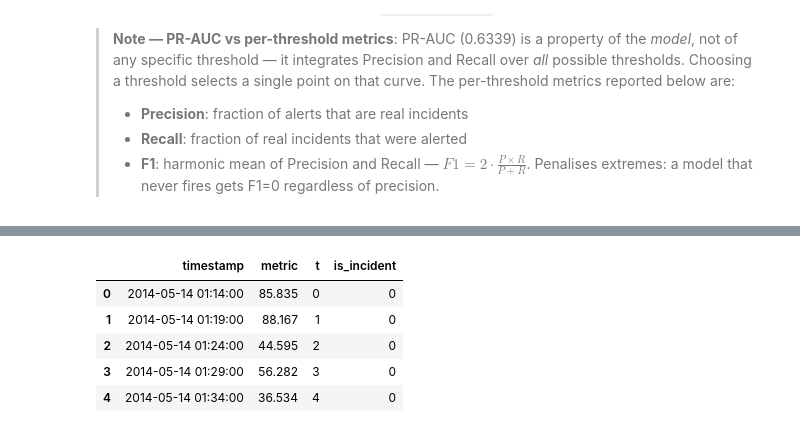
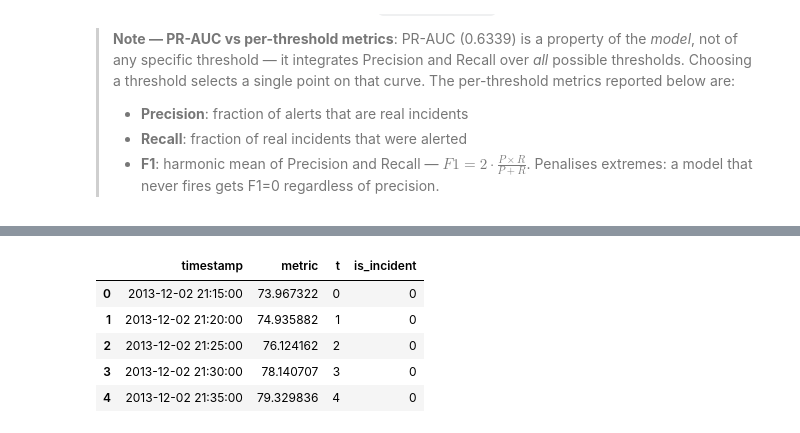
Before and after one commit to igarbayo/cloud-incident-predictor, a Jupyter notebook: notebooks/01_exploration_and_evaluation.ipynb, the cells around one changed output, grey strips where cells are left out. Drawn from its saved outputs; the diff is of its cells as text; code cells hidden in the pictures.

```diff
--- a/notebooks/01_exploration_and_evaluation.ipynb
+++ b/notebooks/01_exploration_and_evaluation.ipynb
@@ -939,20 +1018,20 @@ import urllib.request
 import json as _json
 
 # --- Download NAB files (only once) ---
-# combined_windows.json marks full anomaly time *ranges* (start, end),
-# giving enough positive examples to train on.
-# combined_labels.json only marks exact anomaly points (too sparse: 2 per 18k rows).
+# combined_windows.json marks full anomaly time *ranges* (start, end).
+# machine_temperature_system_failure has 4 windows distributed across ~79 days,
+# ensuring incidents appear in both the train and test partitions after a 70/30 split.
 NAB_CSV_URL     = ('https://raw.githubusercontent.com/numenta/NAB/master/data/'
-                   'realKnownCause/cpu_utilization_asg_misconfiguration.csv')
+                   'realKnownCause/machine_temperature_system_failure.csv')
 NAB_WINDOWS_URL = ('https://raw.githubusercontent.com/numenta/NAB/master/'
                    'labels/combined_windows.json')
-NAB_KEY         = 'realKnownCause/cpu_utilization_asg_misconfiguration.csv'
+NAB_KEY         = 'realKnownCause/machine_temperature_system_failure.csv'
 
-nab_csv_path     = Path('../data/nab_cpu_asg.csv')
+nab_csv_path     = Path('../data/nab_machine_temp.csv')
 nab_windows_path = Path('../data/nab_windows.json')
 
 if not nab_csv_path.exists():
-    print('Downloading NAB CPU data...')
+    print('Downloading NAB machine temperature data...')
     urllib.request.urlretrieve(NAB_CSV_URL, nab_csv_path)
 if not nab_windows_path.exists():
     print('Downloading NAB anomaly windows...')
@@ -992,9 +1072,9 @@ Anomaly rate: 0.011%  (2 labelled points)
 |  | timestamp | metric | t | is_incident |
-| 0 | 2014-05-14 01:14:00 | 85.835 | 0 | 0 |
-| 1 | 2014-05-14 01:19:00 | 88.167 | 1 | 0 |
-| 2 | 2014-05-14 01:24:00 | 44.595 | 2 | 0 |
-| 3 | 2014-05-14 01:29:00 | 56.282 | 3 | 0 |
-| 4 | 2014-05-14 01:34:00 | 36.534 | 4 | 0 |
+| 0 | 2013-12-02 21:15:00 | 73.967322 | 0 | 0 |
+| 1 | 2013-12-02 21:20:00 | 74.935882 | 1 | 0 |
+| 2 | 2013-12-02 21:25:00 | 76.124162 | 2 | 0 |
+| 3 | 2013-12-02 21:30:00 | 78.140707 | 3 | 0 |
+| 4 | 2013-12-02 21:35:00 | 79.329836 | 4 | 0 |
 # %%
 fig, ax = plt.subplots(figsize=(14, 3))
 ax.plot(df_nab['t'], df_nab['metric'], lw=0.8, color='steelblue',
```
Also changed, not shown: parts of 30 cells of this notebook, 6 other files.
